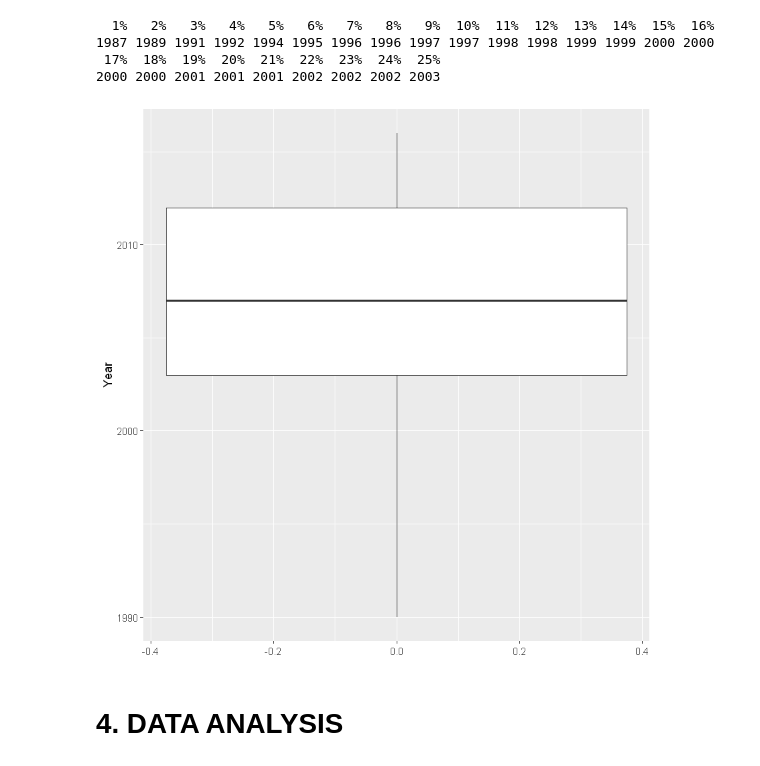
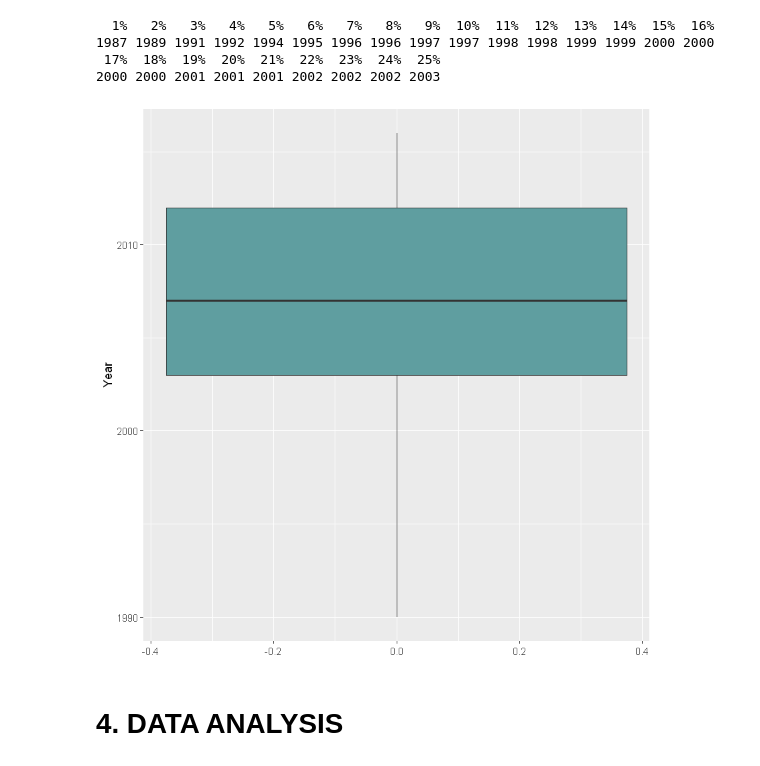
Before and after one commit to nithinivi/DataScienceInR, a Jupyter notebook: lesson-03/EDA.ipynb, the cells around one changed output. Drawn from its saved outputs; the diff is of its cells as text; code cells hidden in the pictures.

```diff
--- a/lesson-03/EDA.ipynb
+++ b/lesson-03/EDA.ipynb
@@ -370,8 +370,8 @@ for (i in 1:4025)
 }
 # %%
 ## CHECKING FOR OUTLIERS WITH BOXPLOT
-ggplot(data=data,aes(y=Year))+ geom_boxplot()
+ggplot(data=data,aes(y=Year))+ geom_boxplot(fill='cadetblue')
 # %% [output]
-[figure, old version]
+[figure, new version]
 # %% [markdown]
 # 4. DATA ANALYSIS
```
Also changed, not shown: parts of 7 cells of this notebook.
